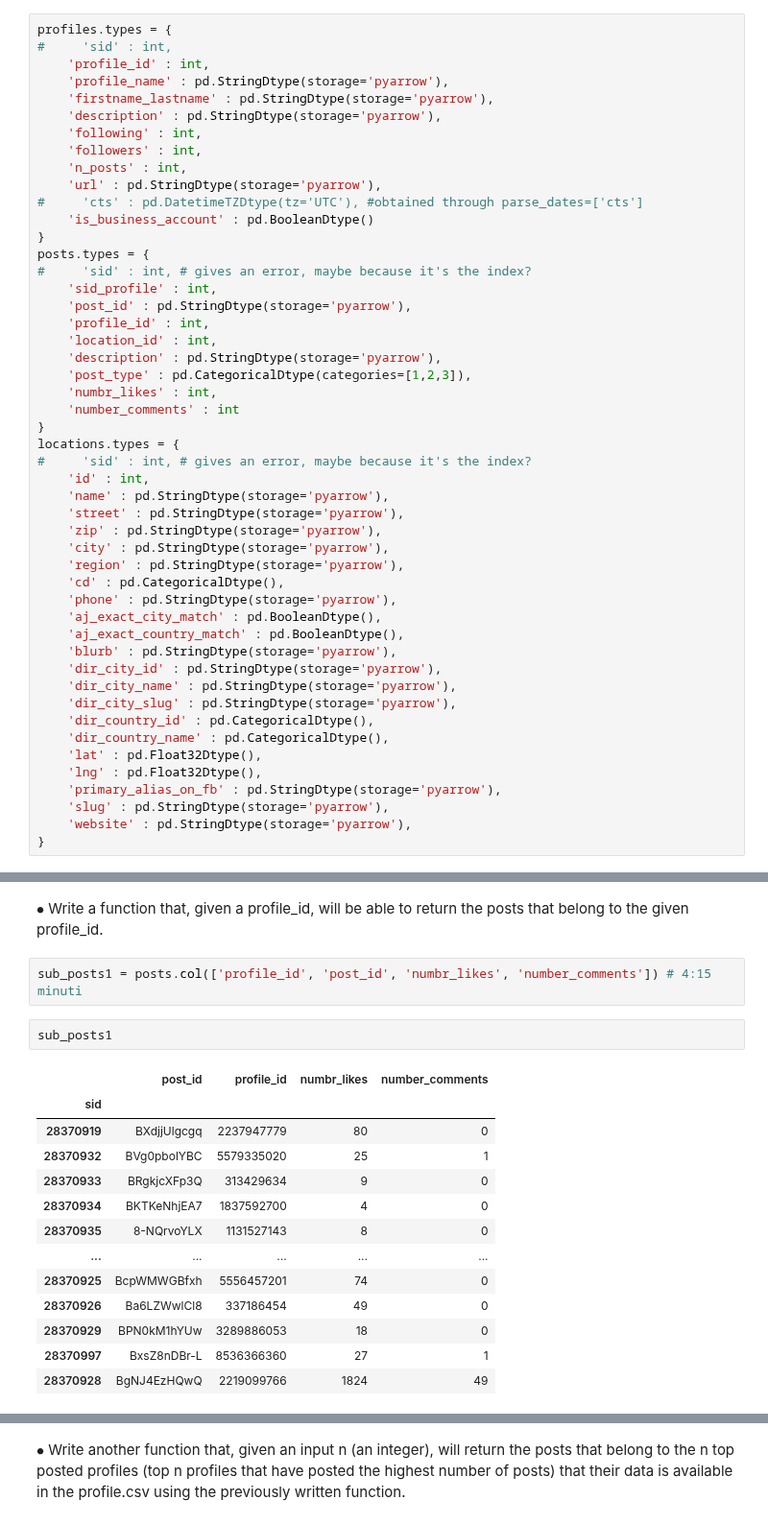
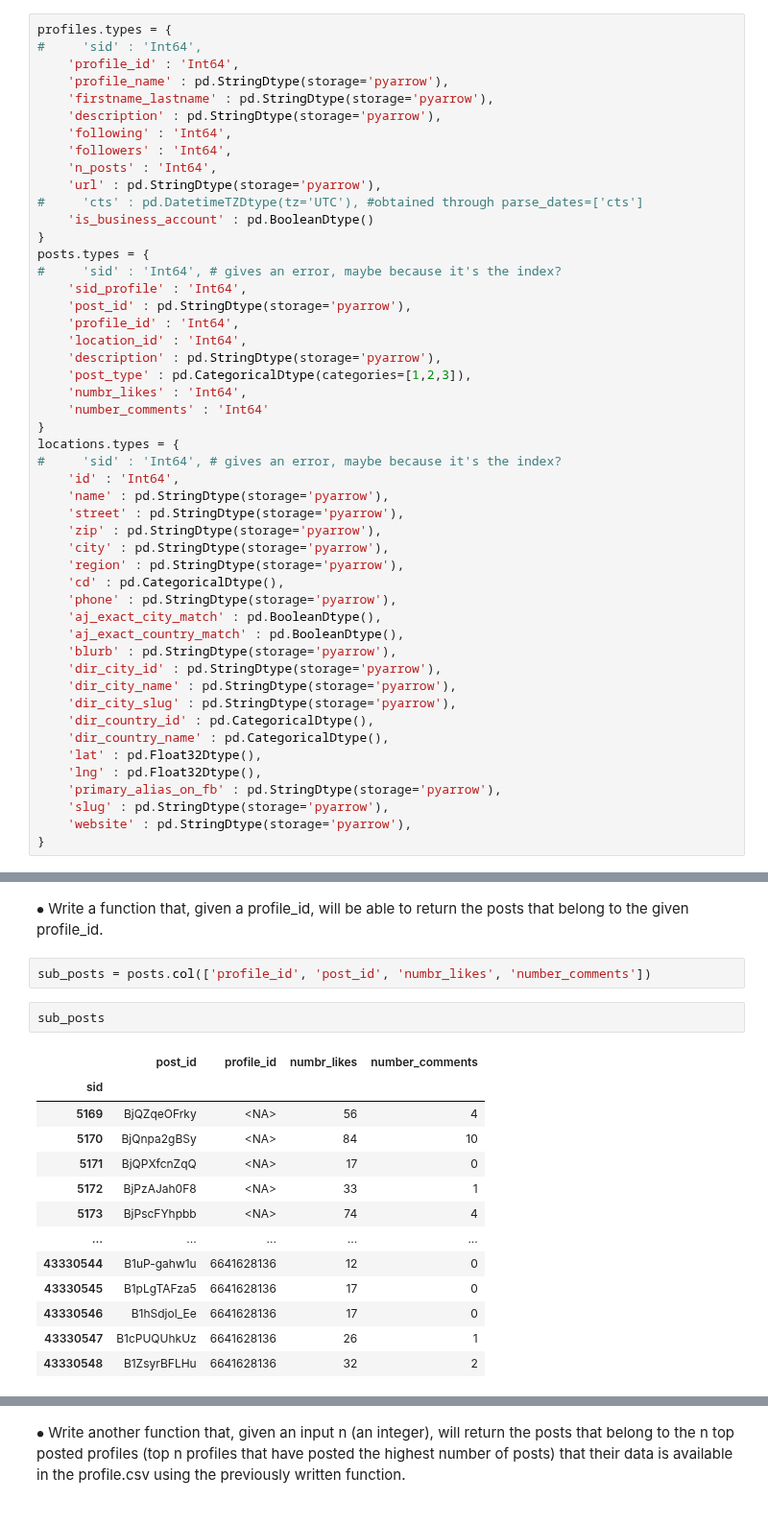
Before and after one commit to Prot10/ADM_HW_2, a Jupyter notebook: adm-andrea.ipynb, the cells around one changed output, grey strips where cells are left out. Shown at 96% size. Drawn from its saved outputs; the diff is of its cells as text.

```diff
--- a/adm-andrea.ipynb
+++ b/adm-andrea.ipynb
@@ -69,32 +132,32 @@ datasets = [
 profiles, locations, posts = datasets
 # %%
 profiles.types = {
-#     'sid' : int,
-    'profile_id' : int,
+#     'sid' : 'Int64',
+    'profile_id' : 'Int64',
     'profile_name' : pd.StringDtype(storage='pyarrow'),
     'firstname_lastname' : pd.StringDtype(storage='pyarrow'),
     'description' : pd.StringDtype(storage='pyarrow'),
-    'following' : int,
-    'followers' : int,
-    'n_posts' : int,
+    'following' : 'Int64',
+    'followers' : 'Int64',
+    'n_posts' : 'Int64',
     'url' : pd.StringDtype(storage='pyarrow'),
 #     'cts' : pd.DatetimeTZDtype(tz='UTC'), #obtained through parse_dates=['cts']
     'is_business_account' : pd.BooleanDtype()
 }
 posts.types = {
-#     'sid' : int, # gives an error, maybe because it's the index?
-    'sid_profile' : int,
+#     'sid' : 'Int64', # gives an error, maybe because it's the index?
+    'sid_profile' : 'Int64',
     'post_id' : pd.StringDtype(storage='pyarrow'),
-    'profile_id' : int,
-    'location_id' : int,
+    'profile_id' : 'Int64',
+    'location_id' : 'Int64',
     'description' : pd.StringDtype(storage='pyarrow'),
     'post_type' : pd.CategoricalDtype(categories=[1,2,3]),
-    'numbr_likes' : int,
-    'number_comments' : int
+    'numbr_likes' : 'Int64',
+    'number_comments' : 'Int64'
 }
 locations.types = {
-#     'sid' : int, # gives an error, maybe because it's the index?
-    'id' : int,
+#     'sid' : 'Int64', # gives an error, maybe because it's the index?
+    'id' : 'Int64',
     'name' : pd.StringDtype(storage='pyarrow'),
     'street' : pd.StringDtype(storage='pyarrow'),
     'zip' : pd.StringDtype(storage='pyarrow'),
@@ -408,21 +470,21 @@ __4 - [RQ4] In most cases, we will not have a consistent dataset, and the one we
 # %% [markdown]
 $\bullet$ Write a function that, given a profile_id, will be able to return the posts that belong to the given profile_id.
 # %%
-sub_posts1 = posts.col(['profile_id', 'post_id', 'numbr_likes', 'number_comments']) # 4:15 minuti
+sub_posts = posts.col(['profile_id', 'post_id', 'numbr_likes', 'number_comments'])
 # %%
-sub_posts1
+sub_posts
 # %% [output]
 |  | post_id | profile_id | numbr_likes | number_comments |
 | sid |  |  |  |  |
-| 28370919 | BXdjjUlgcgq | 2237947779 | 80 | 0 |
-| 28370932 | BVg0pbolYBC | 5579335020 | 25 | 1 |
-| 28370933 | BRgkjcXFp3Q | 313429634 | 9 | 0 |
-| 28370934 | BKTKeNhjEA7 | 1837592700 | 4 | 0 |
-| 28370935 | 8-NQrvoYLX | 1131527143 | 8 | 0 |
+| 5169 | BjQZqeOFrky | <NA> | 56 | 4 |
+| 5170 | BjQnpa2gBSy | <NA> | 84 | 10 |
+| 5171 | BjQPXfcnZqQ | <NA> | 17 | 0 |
+| 5172 | BjPzAJah0F8 | <NA> | 33 | 1 |
+| 5173 | BjPscFYhpbb | <NA> | 74 | 4 |
 | ... | ... | ... | ... | ... |
-| 28370925 | BcpWMWGBfxh | 5556457201 | 74 | 0 |
-| 28370926 | Ba6LZWwlCl8 | 337186454 | 49 | 0 |
-| 28370929 | BPN0kM1hYUw | 3289886053 | 18 | 0 |
-| 28370997 | BxsZ8nDBr-L | 8536366360 | 27 | 1 |
-| 28370928 | BgNJ4EzHQwQ | 2219099766 | 1824 | 49 |
+| 43330544 | B1uP-gahw1u | 6641628136 | 12 | 0 |
+| 43330545 | B1pLgTAFza5 | 6641628136 | 17 | 0 |
+| 43330546 | B1hSdjol_Ee | 6641628136 | 17 | 0 |
+| 43330547 | B1cPUQUhkUz | 6641628136 | 26 | 1 |
+| 43330548 | B1ZsyrBFLHu | 6641628136 | 32 | 2 |
 42710197 rows × 4 columns
```
Also changed, not shown: parts of 36 cells of this notebook.
